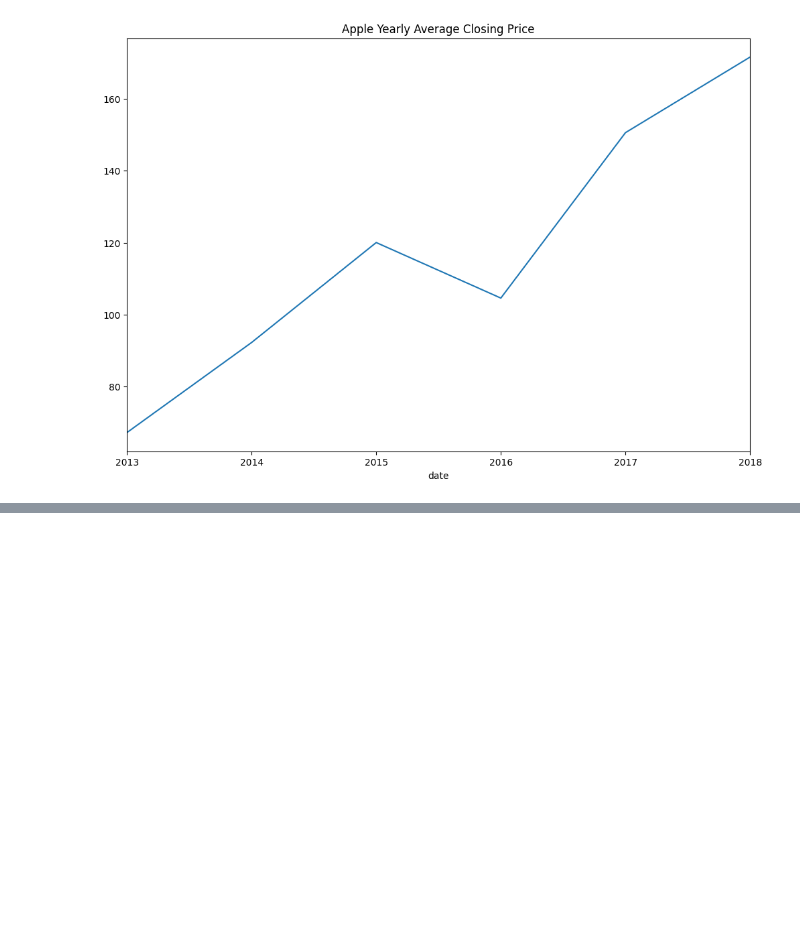
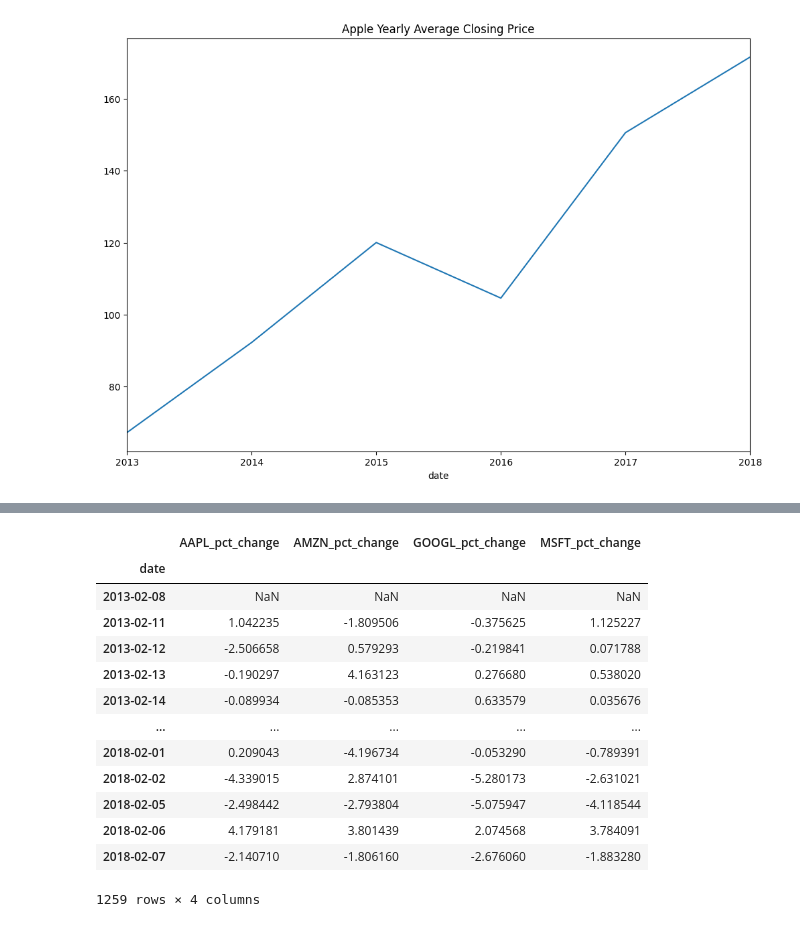
Before and after one commit to astoncrawley/us-stock-market-index, a Jupyter notebook: notebooks/us-stock-market-analysis.ipynb, the cells around one changed output, grey strips where cells are left out. Cells and saved outputs as stored; diff of their text form; code cells hidden in the pictures; blank space fills up the shorter version.

```diff
--- a/notebooks/us-stock-market-analysis.ipynb
+++ b/notebooks/us-stock-market-analysis.ipynb
@@ -277,0 +373,19 @@ close_df.corr()
+# %%
+# Created percentage change dataframe
+change_df = close_df[[f"{stock}_pct_change" for stock in stock_tickers]].copy()
+change_df
+# %% [output]
+|  | AAPL_pct_change | AMZN_pct_change | GOOGL_pct_change | MSFT_pct_change |
+| date |  |  |  |  |
+| 2013-02-08 | NaN | NaN | NaN | NaN |
+| 2013-02-11 | 1.042235 | -1.809506 | -0.375625 | 1.125227 |
+| 2013-02-12 | -2.506658 | 0.579293 | -0.219841 | 0.071788 |
+| 2013-02-13 | -0.190297 | 4.163123 | 0.276680 | 0.538020 |
+| 2013-02-14 | -0.089934 | -0.085353 | 0.633579 | 0.035676 |
+| ... | ... | ... | ... | ... |
+| 2018-02-01 | 0.209043 | -4.196734 | -0.053290 | -0.789391 |
+| 2018-02-02 | -4.339015 | 2.874101 | -5.280173 | -2.631021 |
+| 2018-02-05 | -2.498442 | -2.793804 | -5.075947 | -4.118544 |
+| 2018-02-06 | 4.179181 | 3.801439 | 2.074568 | 3.784091 |
+| 2018-02-07 | -2.140710 | -1.806160 | -2.676060 | -1.883280 |
+1259 rows × 4 columns
```
Also changed, not shown: parts of 38 cells of this notebook.
